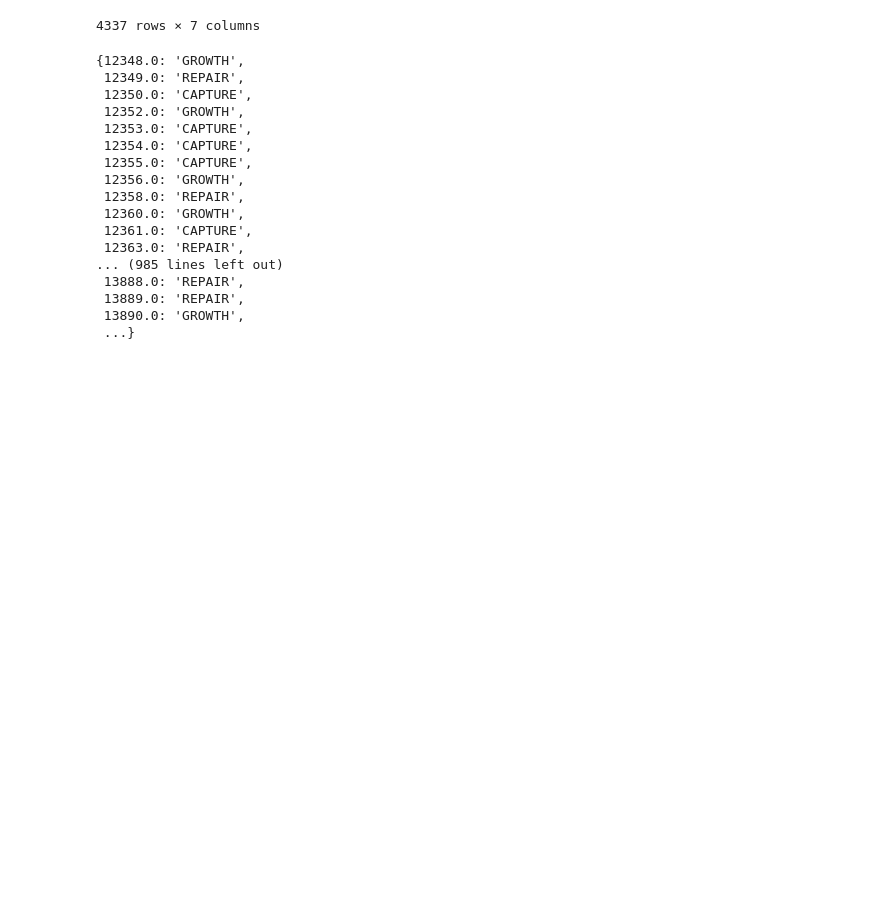
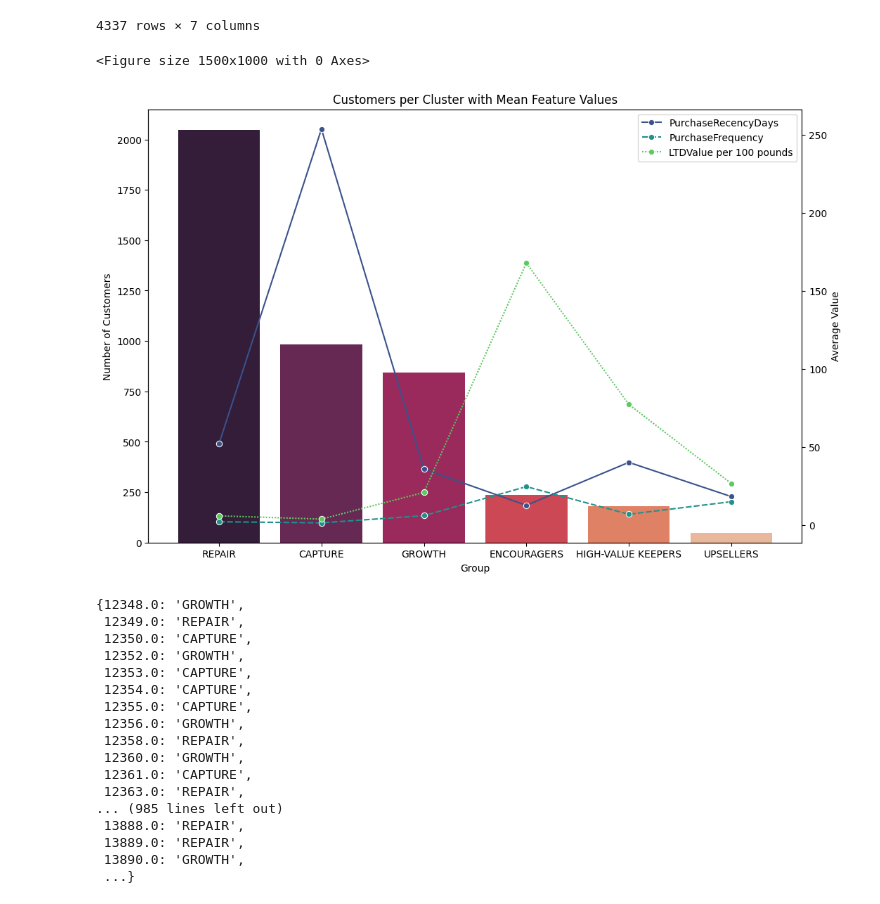
Before and after one commit to r0hankrishnan/retail_analysis, a Jupyter notebook: notebooks/kmeans.ipynb, the cells around one changed output. Saved outputs shown, nothing was run; the diff lists cells and outputs as text; code cells hidden in the pictures; blank space fills up the shorter version.

```diff
--- a/notebooks/kmeans.ipynb
+++ b/notebooks/kmeans.ipynb
@@ -372,6 +372,29 @@ full_cluster_df
 | 4292 | 18225.0 | 5509.12 | 12 | 2011-12-06 13:27:00 | 2 | -3 | ENCOURAGERS |
 | 4296 | 18229.0 | 7276.90 | 20 | 2011-11-28 09:48:00 | 11 | -3 | ENCOURAGERS |
 4337 rows × 7 columns
+# %%
+plt.figure(figsize=(15,10))
+
+cluster_counts = full_cluster_df['Label'].value_counts()
+full_cluster_df["LTDValue per 100 pounds"] = full_cluster_df["LTDValue"] / 100.00
+feature_means = full_cluster_df.groupby('Label')[['PurchaseRecencyDays', 'PurchaseFrequency', 'LTDValue per 100 pounds']].mean()
+
+fig, ax1 = plt.subplots(figsize=(12, 8))
+
+sns.barplot(x=cluster_counts.index, y=cluster_counts.values, ax=ax1, palette='rocket', hue=cluster_counts.index)
+ax1.set_ylabel('Number of Customers')
+ax1.set_xlabel("Group")
+ax1.set_title('Customers per Cluster with Mean Feature Values')
+
+ax2 = ax1.twinx()
+
+sns.lineplot(data=feature_means, ax=ax2, palette='viridis', marker='o')
+ax2.set_ylabel('Average Value')
+
+plt.show()
+# %% [output]
+<Figure size 1500x1000 with 0 Axes>
+[figure, added]
 # %%
 CID_mapper = full_cluster_df[["CustomerID", "Label"]].set_index("CustomerID").to_dict()
 
```
Also changed, not shown: 2 other files.
